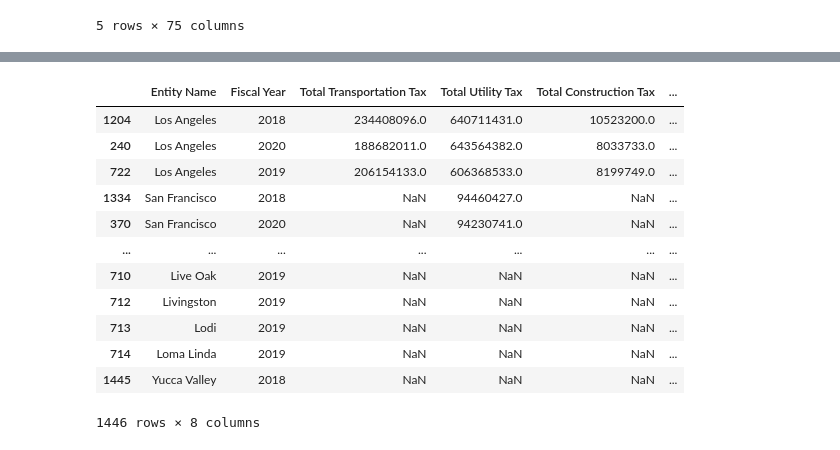
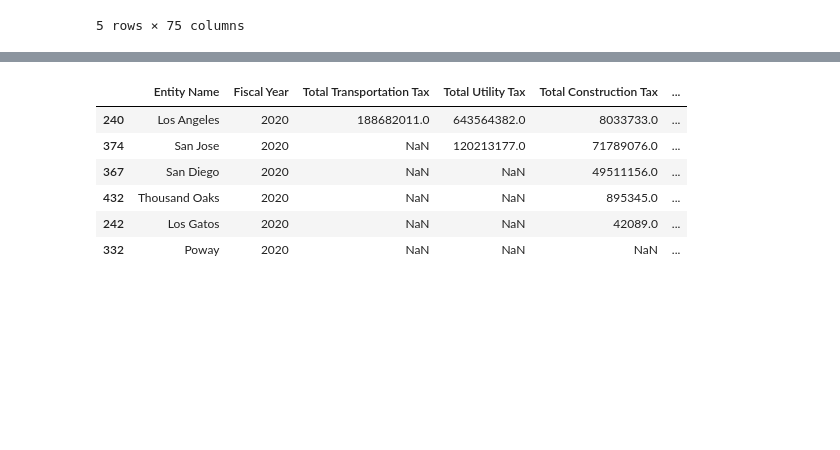
Before and after one commit to kaylajgranados/Project-1-Group-5, a Jupyter notebook: Analysis/data.ipynb, the cells around one changed output, grey strips where cells are left out. Saved outputs shown, nothing was run; the diff lists cells and outputs as text; code cells hidden in the pictures; blank space fills up the shorter version.

```diff
--- a/Analysis/data.ipynb
+++ b/Analysis/data.ipynb
@@ -127,17 +117,24 @@ highest_property_tax_df
 # %%
-#Create a dataframe to compare business related taxes
-
+# Create a dataframe to compare business related taxes
 business_tax_df = new_property_tax_df[["Entity Name", "Fiscal Year", "Sales and Use Taxes_Total Revenues_Taxes", "Franchises_Total Revenues_Taxes", "Business License Taxes_Total Revenues_Taxes"]]
 
+# Rename columns
 renamed_business_tax_df= business_tax_df.rename(columns={"Sales and Use Taxes_Total Revenues_Taxes": "Total Sales Tax", "Franchises_Total Revenues_Taxes": "Total Franchise Tax", "Business License Taxes_Total Revenues_Taxes": "Total Business License Tax"})
 
 # Make overall total column
 cols = ["Total Sales Tax", "Total Franchise Tax", "Total Business License Tax"]
-renamed_business_tax_df["Overall Total Business Taxes"] = renamed_business_tax_df[cols].sum(axis=1)
+renamed_business_tax_df["Overall Total Business Tax"] = renamed_business_tax_df[cols].sum(axis=1)
 
 # Use loc to only display data for our 6 cities for 2020
+los_angeles_business_tax= renamed_business_tax_df.loc[(renamed_business_tax_df['Entity Name']=="Los Angeles") & (renamed_business_tax_df['Fiscal Year']==2020)]
+san_jose_business_tax= renamed_business_tax_df.loc[(renamed_business_tax_df['Entity Name']=="San Jose") & (renamed_business_tax_df['Fiscal Year']==2020)]
+san_diego_business_tax= renamed_business_tax_df.loc[(renamed_business_tax_df['Entity Name']=="San Diego") & (renamed_business_tax_df['Fiscal Year']==2020)]
+thousand_oaks_business_tax= renamed_business_tax_df.loc[(renamed_business_tax_df['Entity Name']=="Thousand Oaks") & (renamed_business_tax_df['Fiscal Year']==2020)]
+los_gatos_business_tax= renamed_business_tax_df.loc[(renamed_business_tax_df['Entity Name']=="Los Gatos") & (renamed_business_tax_df['Fiscal Year']==2020),]
+poway_business_tax= renamed_business_tax_df.loc[(renamed_business_tax_df['Entity Name']=="Poway") & (renamed_business_tax_df['Fiscal Year']==2020)]
+
+frames = [los_angeles_business_tax, san_jose_business_tax, san_diego_business_tax, thousand_oaks_business_tax, los_gatos_business_tax, poway_business_tax]
+business_tax_by_city_df = pd.concat(frames)
 
 # Sort highest to lowest
-# This dataframe needs to be updated once I've completed the sort above
-highest_business_tax_df = renamed_business_tax_df.sort_values("Overall Total Business Taxes", ascending=False)
-highest_business_tax_df
+highest_business_tax_df = business_tax_by_city_df.sort_values("Overall Total Business Tax", ascending=False)
@@ -158,36 +141,36 @@ highest_business_tax_df
 # %%
 #Create a dataframe to compare "Misc" taxes categories (utility, transportation, construction, payroll, etc.)
-
 misc_tax_df = new_property_tax_df[["Entity Name", "Fiscal Year", "Transportation Taxes – Transit_Total Revenues_Taxes",
                         "Utility Users Taxes_Total Revenues_Taxes", "Construction Development Taxes_Total Revenues_Taxes", "Employers Payroll Tax_Total Revenues_Taxes – Other", "Parking Tax_Total Revenues_Taxes – Other"]]
 
+#Rename Columns
 renamed_misc_tax_df= misc_tax_df.rename(columns={"Transportation Taxes – Transit_Total Revenues_Taxes": "Total Transportation Tax", "Utility Users Taxes_Total Revenues_Taxes": "Total Utility Tax", "Construction Development Taxes_Total Revenues_Taxes": "Total Construction Tax", "Employers Payroll Tax_Total Revenues_Taxes – Other": "Total Payroll Tax", "Parking Tax_Total Revenues_Taxes – Other": "Total Parking Tax"})
-renamed_misc_tax_df
 
 # Make Overall Total Column
 cols = ["Total Transportation Tax", "Total Utility Tax", "Total Construction Tax", "Total Payroll Tax", "Total Parking Tax"]
 renamed_misc_tax_df["Overall Total Miscellaneous Taxes"] = renamed_misc_tax_df[cols].sum(axis=1)
 
 # Use loc to only display data for our 6 cities for 2020
+los_angeles_misc_tax= renamed_misc_tax_df.loc[(renamed_misc_tax_df['Entity Name']=="Los Angeles") & (renamed_misc_tax_df['Fiscal Year']==2020)]
+san_jose_misc_tax= renamed_misc_tax_df.loc[(renamed_misc_tax_df['Entity Name']=="San Jose") & (renamed_misc_tax_df['Fiscal Year']==2020)]
+san_diego_misc_tax= renamed_misc_tax_df.loc[(renamed_misc_tax_df['Entity Name']=="San Diego") & (renamed_misc_tax_df['Fiscal Year']==2020)]
+thousand_oaks_misc_tax= renamed_misc_tax_df.loc[(renamed_misc_tax_df['Entity Name']=="Thousand Oaks") & (renamed_misc_tax_df['Fiscal Year']==2020)]
+los_gatos_misc_tax= renamed_misc_tax_df.loc[(renamed_misc_tax_df['Entity Name']=="Los Gatos") & (renamed_misc_tax_df['Fiscal Year']==2020),]
+poway_misc_tax= renamed_misc_tax_df.loc[(renamed_misc_tax_df['Entity Name']=="Poway") & (renamed_misc_tax_df['Fiscal Year']==2020)]
+frames = [los_angeles_misc_tax, san_jose_misc_tax, san_diego_misc_tax, thousand_oaks_misc_tax, los_gatos_misc_tax, poway_misc_tax]
+misc_tax_by_city_df = pd.concat(frames)
 
 # Sort highest to lowest
-# This dataframe needs to be updated once I've completed the sort above
-highest_misc_tax_df = renamed_misc_tax_df.sort_values("Overall Total Miscellaneous Taxes", ascending=False)
+highest_misc_tax_df = misc_tax_by_city_df.sort_values("Overall Total Miscellaneous Taxes", ascending=False)
 highest_misc_tax_df
 # %% [output]
 |  | Entity Name | Fiscal Year | Total Transportation Tax | Total Utility Tax | Total Construction Tax | ... |
-| 1204 | Los Angeles | 2018 | 234408096.0 | 640711431.0 | 10523200.0 | ... |
 | 240 | Los Angeles | 2020 | 188682011.0 | 643564382.0 | 8033733.0 | ... |
-| 722 | Los Angeles | 2019 | 206154133.0 | 606368533.0 | 8199749.0 | ... |
-| 1334 | San Francisco | 2018 | NaN | 94460427.0 | NaN | ... |
-| 370 | San Francisco | 2020 | NaN | 94230741.0 | NaN | ... |
-| ... | ... | ... | ... | ... | ... | ... |
-| 710 | Live Oak | 2019 | NaN | NaN | NaN | ... |
-| 712 | Livingston | 2019 | NaN | NaN | NaN | ... |
-| 713 | Lodi | 2019 | NaN | NaN | NaN | ... |
-| 714 | Loma Linda | 2019 | NaN | NaN | NaN | ... |
-| 1445 | Yucca Valley | 2018 | NaN | NaN | NaN | ... |
+| 374 | San Jose | 2020 | NaN | 120213177.0 | 71789076.0 | ... |
+| 367 | San Diego | 2020 | NaN | NaN | 49511156.0 | ... |
+| 432 | Thousand Oaks | 2020 | NaN | NaN | 895345.0 | ... |
+| 242 | Los Gatos | 2020 | NaN | NaN | 42089.0 | ... |
+| 332 | Poway | 2020 | NaN | NaN | NaN | ... |
-1446 rows × 8 columns
 # %%
 # Create a dataframe that only displays the total columns
 
```
Also changed, not shown: parts of 9 cells of this notebook.
